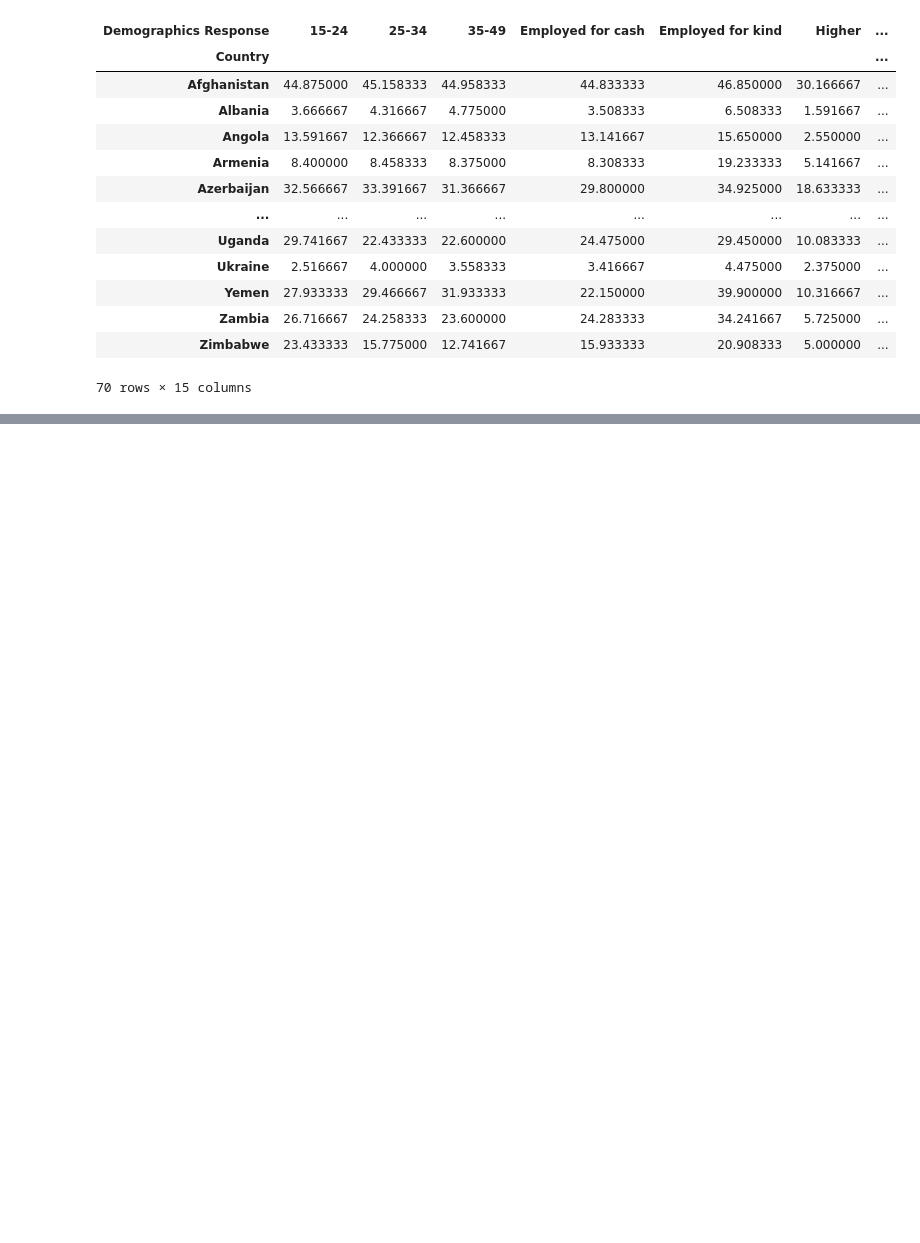
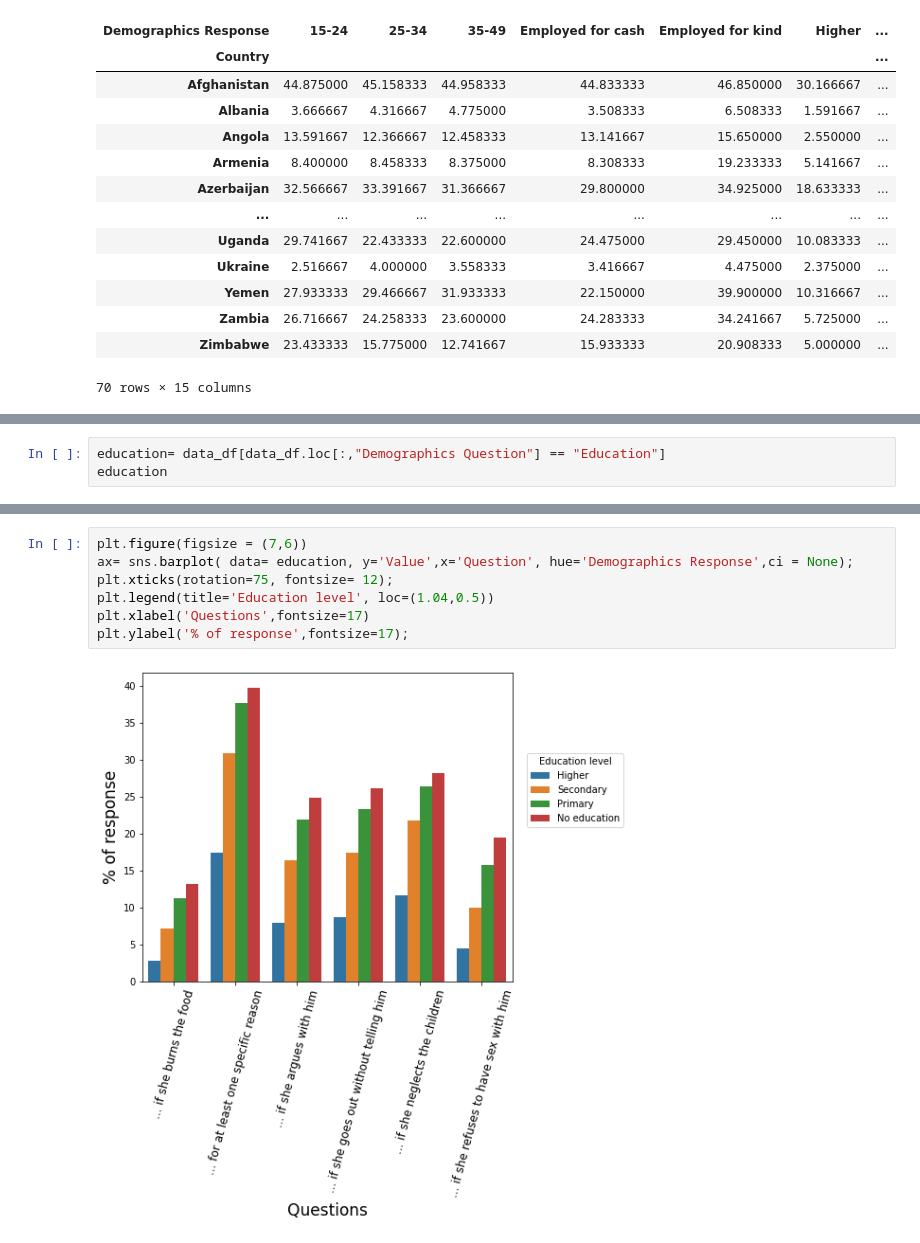
Before and after one commit to orifelszer/Data-analysis-introduction, a Jupyter notebook: women.ipynb, the cells around one changed output, grey strips where cells are left out. Drawn from its saved outputs; the diff is of its cells as text; blank space fills up the shorter version.

```diff
--- a/women.ipynb
+++ b/women.ipynb
@@ -229,0 +210,3 @@ g = sns.catplot(x="Gender", y="Value", col="Question",
+# %%
+education= data_df[data_df.loc[:,"Demographics Question"] == "Education"]
+education
@@ -229,0 +227,9 @@ g = sns.catplot(x="Gender", y="Value", col="Question",
+# %%
+plt.figure(figsize = (7,6))
+ax= sns.barplot( data= education, y='Value',x='Question', hue='Demographics Response',ci = None);
+plt.xticks(rotation=75, fontsize= 12);
+plt.legend(title='Education level', loc=(1.04,0.5))
+plt.xlabel('Questions',fontsize=17)
+plt.ylabel('% of response',fontsize=17);
+# %% [output]
+[figure, added]
```
Also changed, not shown: parts of 21 cells of this notebook.
